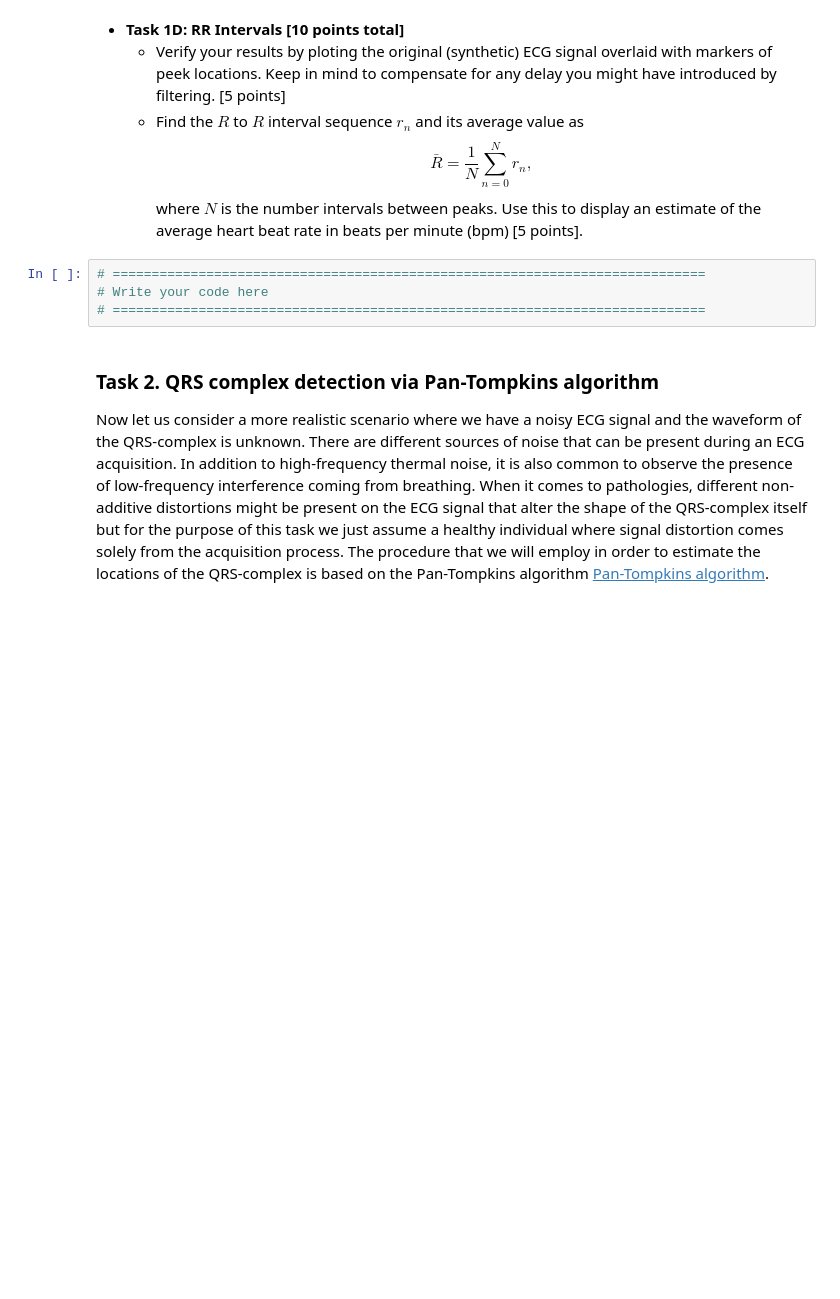
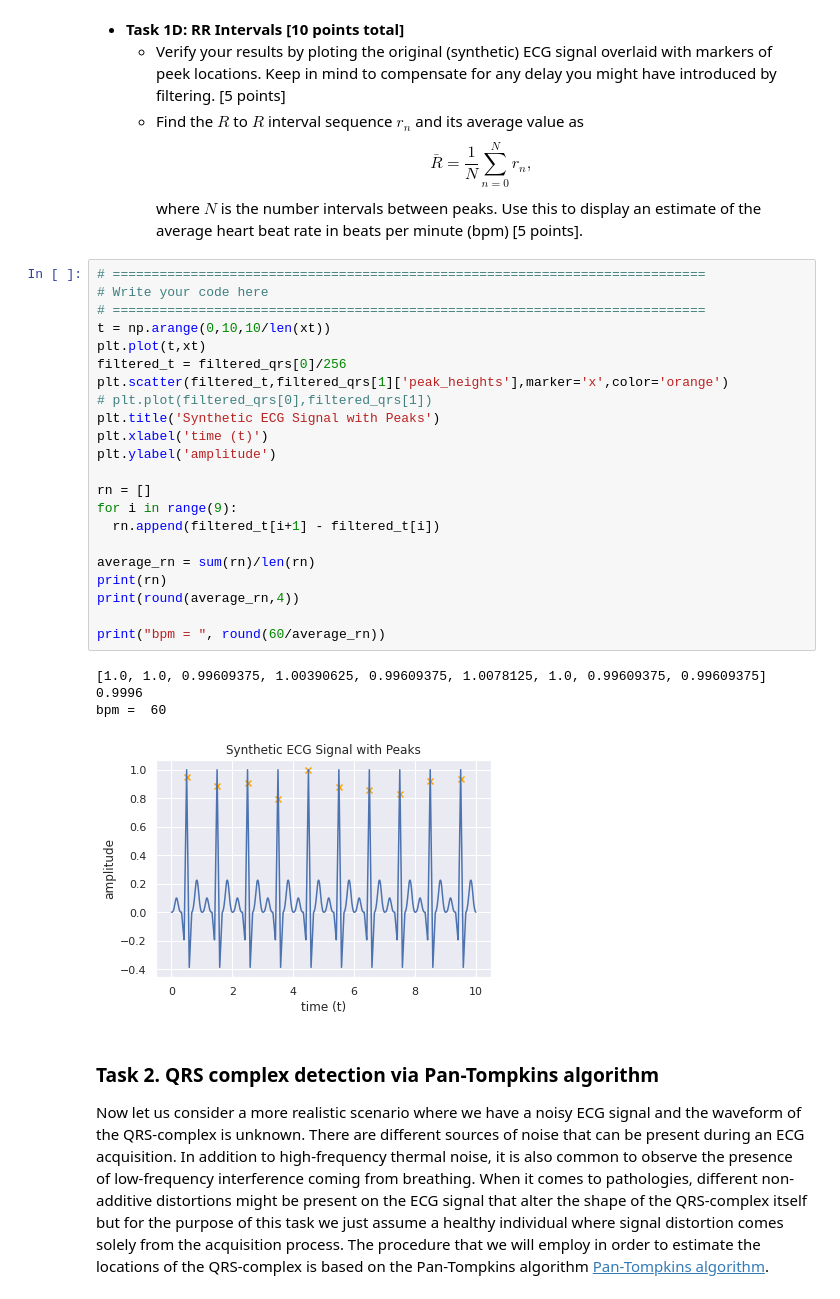
Before and after one commit to pdijour/DataScience_HR_Denoising, a Jupyter notebook: lab1.ipynb, the cells around one changed output. Cells and saved outputs as stored; diff of their text form; blank space fills up the shorter version.

```diff
--- a/lab1.ipynb
+++ b/lab1.ipynb
@@ -104,10 +185,33 @@ def normalize_range(x):
 * **Task 1D: RR Intervals [10 points total]**
   * Verify your results by ploting the original (synthetic) ECG signal overlaid with markers of peek locations. Keep in mind to compensate for any delay you might have introduced by filtering. [5 points]
   * Find the $R$ to $R$ interval sequence $r_n$ and its average value as $$ \bar R = \frac{1}{N}\sum_{n=0}^N r_n, $$ where $N$ is the number intervals between peaks.  Use this to display an estimate of the average heart beat rate in beats per minute (bpm) [5 points].
-# %%
-# ============================================================================
-# Write your code here
-# ============================================================================
+# %%
+# ============================================================================
+# Write your code here
+# ============================================================================
+t = np.arange(0,10,10/len(xt))
+plt.plot(t,xt)
+filtered_t = filtered_qrs[0]/256
+plt.scatter(filtered_t,filtered_qrs[1]['peak_heights'],marker='x',color='orange')
+# plt.plot(filtered_qrs[0],filtered_qrs[1])
+plt.title('Synthetic ECG Signal with Peaks')
+plt.xlabel('time (t)')
+plt.ylabel('amplitude')
+
+rn = []
+for i in range(9):
+  rn.append(filtered_t[i+1] - filtered_t[i])
+
+average_rn = sum(rn)/len(rn)
+print(rn)
+print(round(average_rn,4))
+
+print("bpm = ", round(60/average_rn))
+# %% [output]
+[1.0, 1.0, 0.99609375, 1.00390625, 0.99609375, 1.0078125, 1.0, 0.99609375, 0.99609375]
+0.9996
+bpm =  60
+[figure, added]
 # %% [markdown]
 ### Task 2. QRS complex detection via Pan-Tompkins algorithm
 Now let us consider a more realistic scenario where we have a noisy ECG signal and the waveform of the QRS-complex is unknown. There are different sources of noise that can be present during an ECG acquisition. In addition to high-frequency thermal noise, it is also common to observe the presence of low-frequency interference coming from breathing.
```
Also changed, not shown: parts of 18 cells of this notebook.
